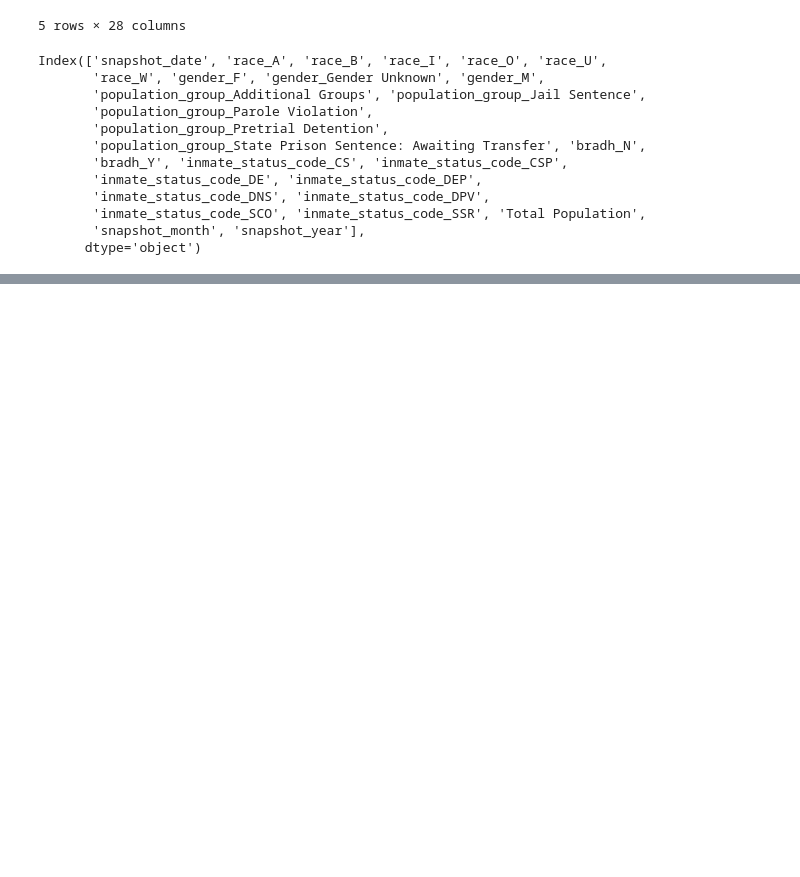
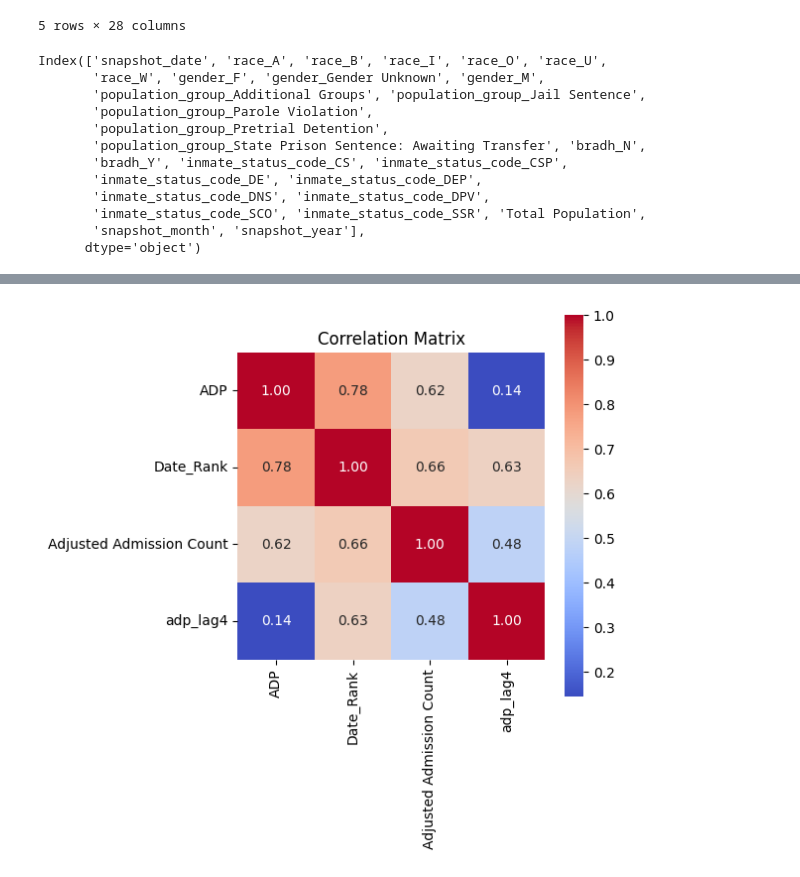
Before and after one commit to DataCollaborativeForJustice/DOC_Jail_Population_Timeseries, a Jupyter notebook: Scripts/ADP_linear_reg.ipynb, the cells around one changed output, grey strips where cells are left out. Cells and saved outputs as stored; diff of their text form; code cells hidden in the pictures; blank space fills up the shorter version.

```diff
--- a/Scripts/ADP_linear_reg.ipynb
+++ b/Scripts/ADP_linear_reg.ipynb
@@ -423,0 +503,4 @@ print(fc_12mo.mean(), fc_12mo.std())
+# %%
+max_date = admit_df['admitted_dt'].max()
+min_date = admit_df['admitted_dt'].min()
+print(min_date,max_date)
@@ -423,0 +548,15 @@ print(fc_12mo.mean(), fc_12mo.std())
+# %%
+#make sure the last data point has a reasonable admission count
+#if the period has less than 30 days of admission data, we will use the avg of the last two data points
+#as the adjusted admission count for the given time period
+
+adj_admission_count = []
+for i, row in interval_data_adm.iterrows():
+    if row['Days to Max Adm Date'] < 30:
+        adj_adm_cnt = (interval_data_adm.iloc[i-1,interval_data_adm.columns.get_loc('admission_count')] +
+                       interval_data_adm.iloc[i-2,interval_data_adm.columns.get_loc('admission_count')]) / 2
+        adj_admission_count.append(round(adj_adm_cnt))
+    else:
+        adj_admission_count.append(row['admission_count'])
+interval_data_adm['Adjusted Admission Count'] = adj_admission_count
+interval_data_adm.tail()
@@ -423,0 +570,5 @@ print(fc_12mo.mean(), fc_12mo.std())
+# %%
+_30day_pop_tot = _30day_pop_tot.merge(interval_data_adm[['Year', 'Month','Adjusted Admission Count']],
+                                    how = 'left', left_on = ['Year','Month'], right_on = ['Year','Month'])
+#finally lets add a unique id for month-year ranks from earliest to latest date
+_30day_pop_tot['Date_Rank'] = _30day_pop_tot.sort_values(by = ['Year','Month']).index
@@ -423,0 +584,4 @@ print(fc_12mo.mean(), fc_12mo.std())
+# %%
+#select only relevant data
+final_df = _30day_pop_tot[['ADP','Date_Rank','Adjusted Admission Count', 'adp_lag4']]
+final_df.head()
@@ -423,0 +595,13 @@ print(fc_12mo.mean(), fc_12mo.std())
+# %%
+import seaborn as sns
+
+# Calculating correlation matrix
+correlation_matrix = final_df.corr()
+
+# Plotting correlation matrix using seaborn
+plt.figure(figsize=(5, 5))
+sns.heatmap(correlation_matrix, annot=True, cmap='coolwarm', fmt="0.2f", square=True)
+plt.title('Correlation Matrix')
+plt.show()
+# %% [output]
+[figure, added]
```
Also changed, not shown: parts of 64 cells of this notebook, 33 other files.
